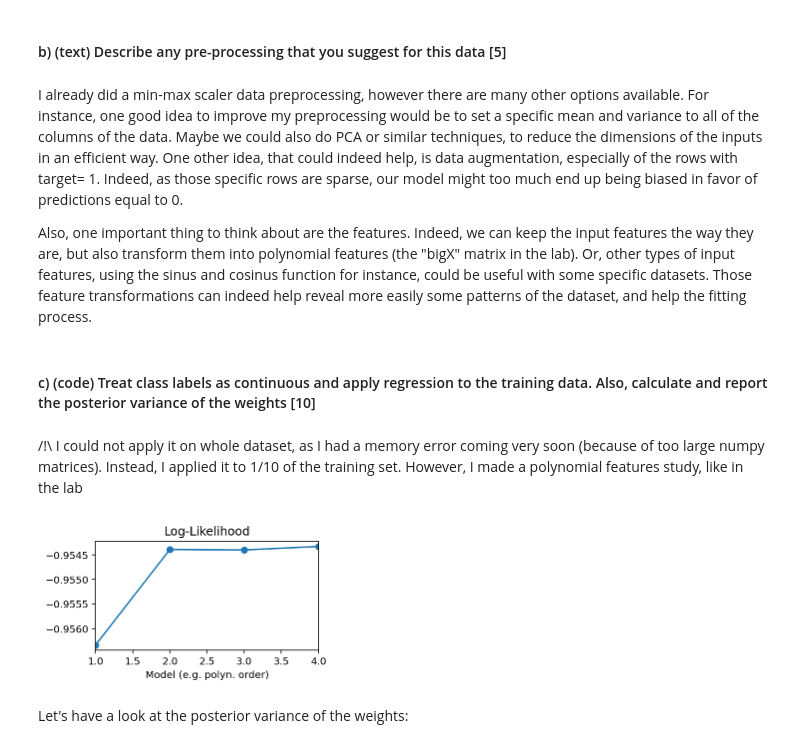
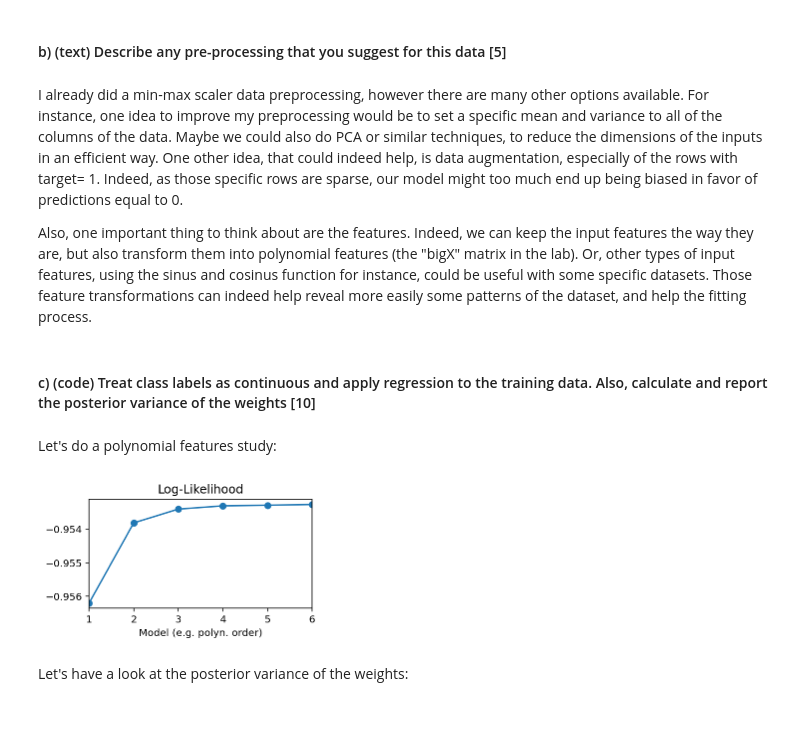
Before and after one commit to Gaerdil/Eurecom-labs, a Jupyter notebook: AE_Barthelemy.ipynb, the cells around one changed output. Cells and saved outputs as stored; diff of their text form; code cells hidden in the pictures; blank space fills up the shorter version.

```diff
--- a/AE_Barthelemy.ipynb
+++ b/AE_Barthelemy.ipynb
@@ -97,7 +97,15 @@ def compute_predictive(Xnew, w_posterior_mu, w_posterior_Sigma, sigma2noise, K):
     Xnew = build_X(Xnew, K)
     y_posterior_mu =  np.dot(Xnew,w_posterior_mu)
     y_posterior_mu  =  y_posterior_mu.reshape(y_posterior_mu.shape[0])
-    y_posterior_sigma2 = np.diag(np.dot(np.dot(Xnew,w_posterior_Sigma),Xnew.T)) + sigma2noise
+
+    y_posterior_sigma2 =  np.dot(Xnew,w_posterior_Sigma)
+
+    #This line below does the same as the two commented lines, but in a less memory-consuming way
+    y_posterior_sigma2 = (y_posterior_sigma2 * Xnew).sum(-1)
+    #y_posterior_sigma2 = np.dot(y_posterior_sigma2,Xnew.T)
+    #y_posterior_sigma2 = np.diag(y_posterior_sigma2)
+
+    y_posterior_sigma2 = y_posterior_sigma2 + sigma2noise
     y_posterior_sigma2 = y_posterior_sigma2.reshape(y_posterior_sigma2.shape[0])
     return y_posterior_mu, y_posterior_sigma2
 
@@ -107,7 +115,7 @@ def sample_gaussian(mu, var): #get samples, thanks to the reparametrisation tric
 #### b) (text) Describe any pre-processing that you suggest for this data [5]
 # %% [markdown]
 I already did a min-max scaler data preprocessing, however there are many other options available.
-For instance, one good idea to improve my preprocessing would be to set a specific mean and variance to all of the columns of the data.
+For instance, one idea to improve my preprocessing would be to set a specific mean and variance to all of the columns of the data.
 Maybe we could also do PCA or similar techniques, to reduce the dimensions of the inputs in an efficient way.
 One other idea, that could indeed help, is data augmentation, especially of the rows with target= 1. Indeed, as those specific rows are sparse, our model might too much end up being biased in favor of predictions equal to 0.
 
@@ -115,28 +123,27 @@ Also, one important thing to think about are the features. Indeed, we can keep t
 Those feature transformations can indeed help reveal more easily some patterns of the dataset, and help the fitting process.
 # %% [markdown]
 #### c) (code) Treat class labels as continuous and apply regression to the training data. Also, calculate and report the posterior variance of the weights [10]
-# %% [markdown]
-/!\ I could not apply it on whole dataset, as I had a memory error coming very soon (because of too large numpy matrices). Instead, I applied it to 1/10 of the training set.
-However, I made a polynomial features study, like in the lab
 # %%
 sigma2priorweights = 1
 sigma2noise = 1  #We set those hyperparameters for simplicity
+# %% [markdown]
+Let's do a polynomial features study:
 # %%
-poly_orders = range(1, 5)
+poly_orders = range(1, 7)
 mll = []
 for K in tqdm(poly_orders):
-    bigX_train = build_X(X_train[:10000], K)
-    w_posterior_mu, w_posterior_Sigma = compute_posterior(bigX_train, y_train[:10000], sigma2priorweights, sigma2noise)
-    y_posterior_mu, _ = compute_predictive(X_test[:10000], w_posterior_mu, w_posterior_Sigma, sigma2noise, K)
-    mll_ = gaussian_loglik(y_test[:10000], y_posterior_mu, sigma2noise) #fetching the log-likelihood
+    bigX_train = build_X(X_train, K)
+    w_posterior_mu, w_posterior_Sigma = compute_posterior(bigX_train, y_train, sigma2priorweights, sigma2noise)
+    y_posterior_mu, _ = compute_predictive(X_test, w_posterior_mu, w_posterior_Sigma, sigma2noise, K)
+    mll_ = gaussian_loglik(y_test, y_posterior_mu, sigma2noise) #fetching the log-likelihood
     mll.append(np.mean(mll_))
 
 fig, ax = plt.subplots(figsize=[4,2])
 ax.plot(poly_orders, mll, '-oC0')
 ax.margins(0, 0.05)
 ax.set_title('Log-Likelihood');
 ax.set_xlabel('Model (e.g. polyn. order)')
 plt.show()
 # %% [output]
-[figure, old version]
+[figure, new version]
 # %%
```
Also changed, not shown: parts of 25 cells of this notebook.
